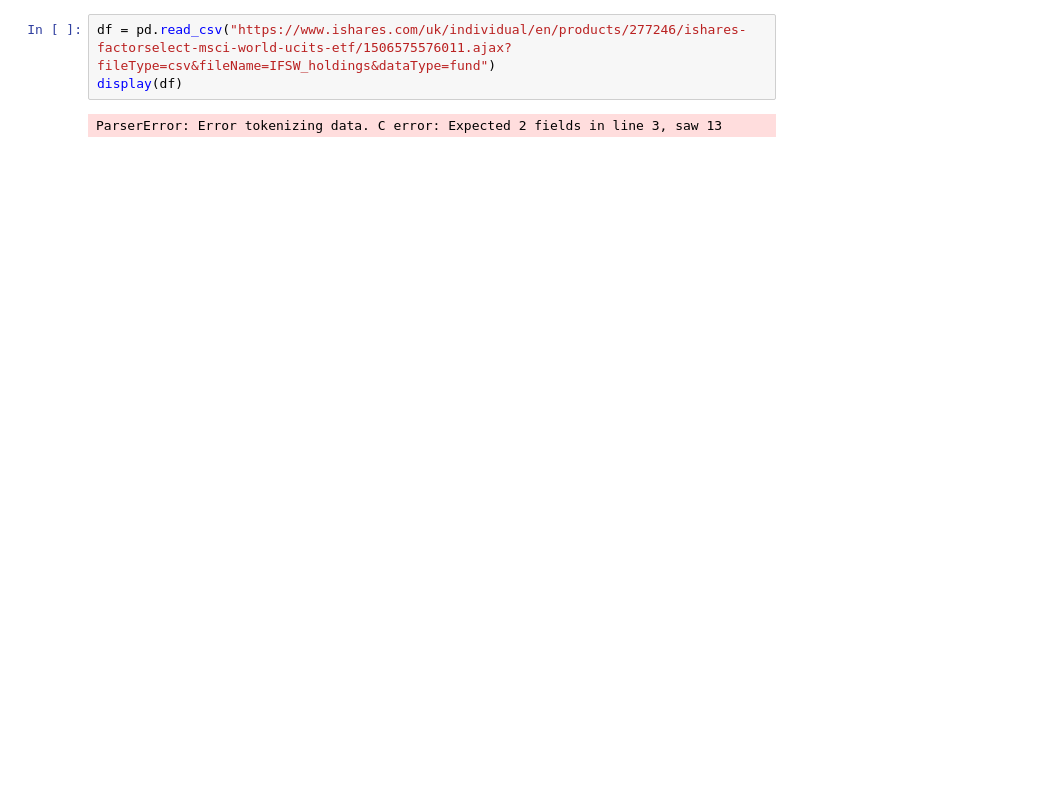
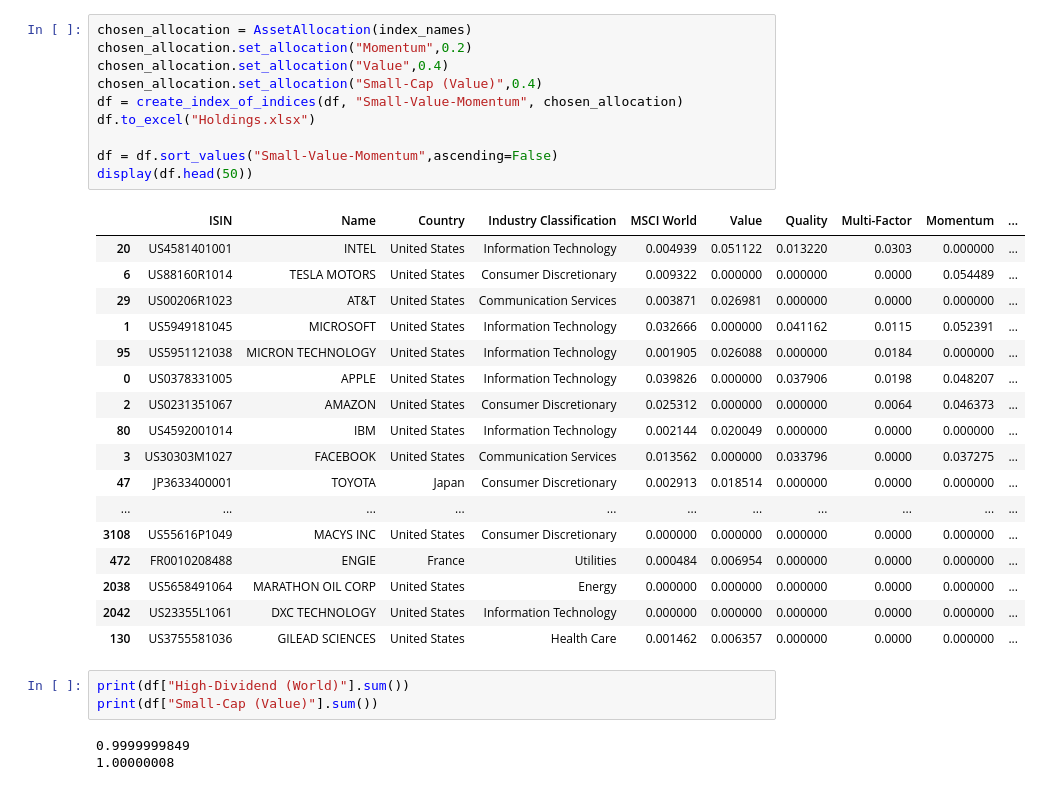
Before and after one commit to MartinLiebig/factornessy, a Jupyter notebook: allocation_analysis.ipynb, the cells around one changed output. Cells and saved outputs as stored; diff of their text form; blank space fills up the shorter version.

```diff
--- a/allocation_analysis.ipynb
+++ b/allocation_analysis.ipynb
@@ -84,5 +60,34 @@ b'\xef\xbb\xbf\xef\xbb\xbf<?xml version="1.0"?>\n<ss:Workbook xmlns:ss="urn:sche
-# %%
-df = pd.read_csv("https://www.ishares.com/uk/individual/en/products/277246/ishares-factorselect-msci-world-ucits-etf/1506575576011.ajax?fileType=csv&fileName=IFSW_holdings&dataType=fund")
-display(df)
-# %% [output]
-ParserError: Error tokenizing data. C error: Expected 2 fields in line 3, saw 13
+# %%
+chosen_allocation = AssetAllocation(index_names)
+chosen_allocation.set_allocation("Momentum",0.2)
+chosen_allocation.set_allocation("Value",0.4)
+chosen_allocation.set_allocation("Small-Cap (Value)",0.4)
+df = create_index_of_indices(df, "Small-Value-Momentum", chosen_allocation)
+df.to_excel("Holdings.xlsx")
+
+df = df.sort_values("Small-Value-Momentum",ascending=False)
+display(df.head(50))
+# %% [output]
+|  | ISIN | Name | Country | Industry Classification | MSCI World | Value | Quality | Multi-Factor | Momentum | ... |
+| 20 | US4581401001 | INTEL | United States | Information Technology | 0.004939 | 0.051122 | 0.013220 | 0.0303 | 0.000000 | ... |
+| 6 | US88160R1014 | TESLA MOTORS | United States | Consumer Discretionary | 0.009322 | 0.000000 | 0.000000 | 0.0000 | 0.054489 | ... |
+| 29 | US00206R1023 | AT&T | United States | Communication Services | 0.003871 | 0.026981 | 0.000000 | 0.0000 | 0.000000 | ... |
+| 1 | US5949181045 | MICROSOFT | United States | Information Technology | 0.032666 | 0.000000 | 0.041162 | 0.0115 | 0.052391 | ... |
+| 95 | US5951121038 | MICRON TECHNOLOGY | United States | Information Technology | 0.001905 | 0.026088 | 0.000000 | 0.0184 | 0.000000 | ... |
+| 0 | US0378331005 | APPLE | United States | Information Technology | 0.039826 | 0.000000 | 0.037906 | 0.0198 | 0.048207 | ... |
+| 2 | US0231351067 | AMAZON | United States | Consumer Discretionary | 0.025312 | 0.000000 | 0.000000 | 0.0064 | 0.046373 | ... |
+| 80 | US4592001014 | IBM | United States | Information Technology | 0.002144 | 0.020049 | 0.000000 | 0.0000 | 0.000000 | ... |
+| 3 | US30303M1027 | FACEBOOK | United States | Communication Services | 0.013562 | 0.000000 | 0.033796 | 0.0000 | 0.037275 | ... |
+| 47 | JP3633400001 | TOYOTA | Japan | Consumer Discretionary | 0.002913 | 0.018514 | 0.000000 | 0.0000 | 0.000000 | ... |
+| ... | ... | ... | ... | ... | ... | ... | ... | ... | ... | ... |
+| 3108 | US55616P1049 | MACYS INC | United States | Consumer Discretionary | 0.000000 | 0.000000 | 0.000000 | 0.0000 | 0.000000 | ... |
+| 472 | FR0010208488 | ENGIE | France | Utilities | 0.000484 | 0.006954 | 0.000000 | 0.0000 | 0.000000 | ... |
+| 2038 | US5658491064 | MARATHON OIL CORP | United States | Energy | 0.000000 | 0.000000 | 0.000000 | 0.0000 | 0.000000 | ... |
+| 2042 | US23355L1061 | DXC TECHNOLOGY | United States | Information Technology | 0.000000 | 0.000000 | 0.000000 | 0.0000 | 0.000000 | ... |
+| 130 | US3755581036 | GILEAD SCIENCES | United States | Health Care | 0.001462 | 0.006357 | 0.000000 | 0.0000 | 0.000000 | ... |
+# %%
+print(df["High-Dividend (World)"].sum())
+print(df["Small-Cap (Value)"].sum())
+# %% [output]
+0.9999999849
+1.00000008
```
Also changed, not shown: parts of 6 cells of this notebook, 4 other files.
